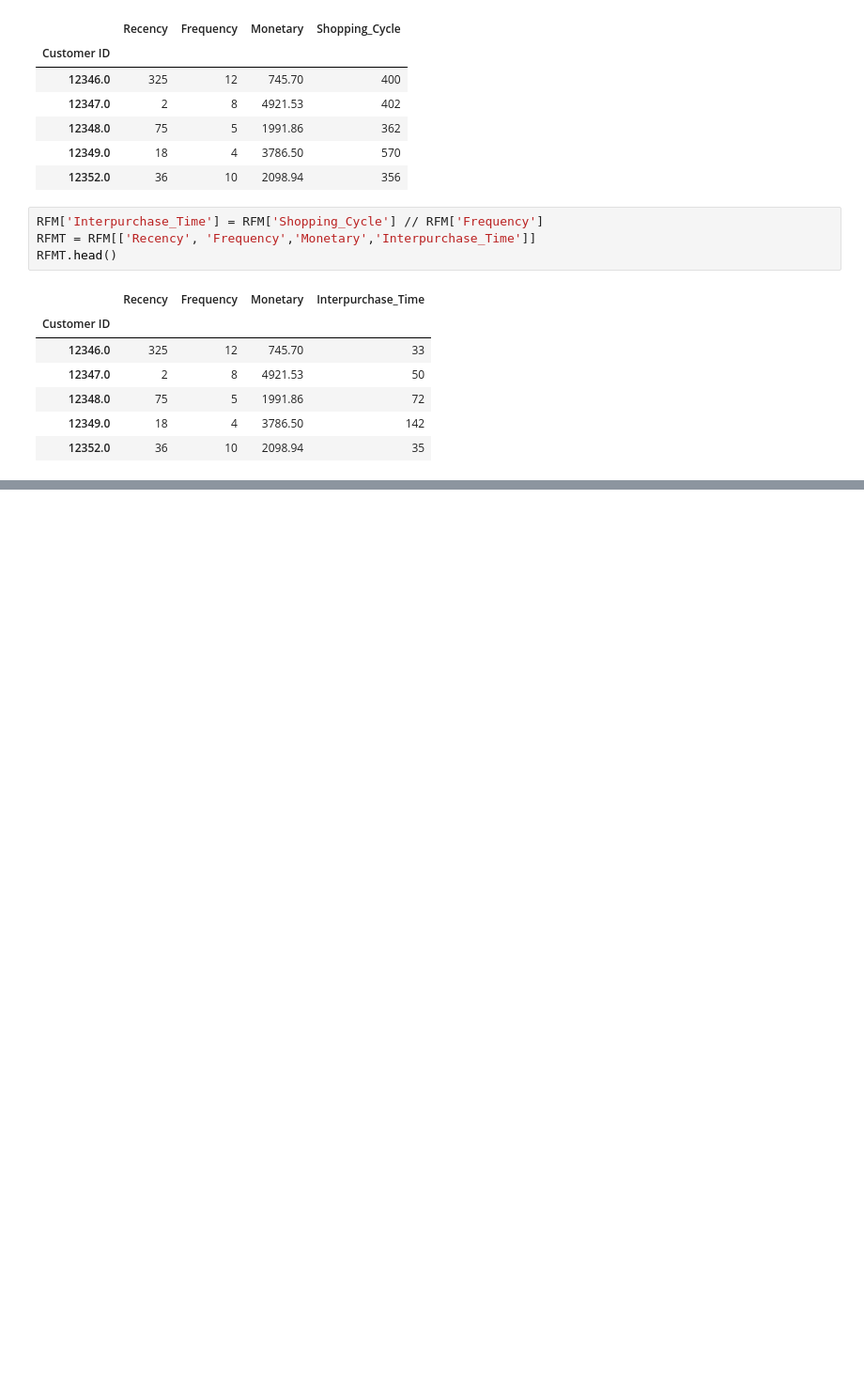
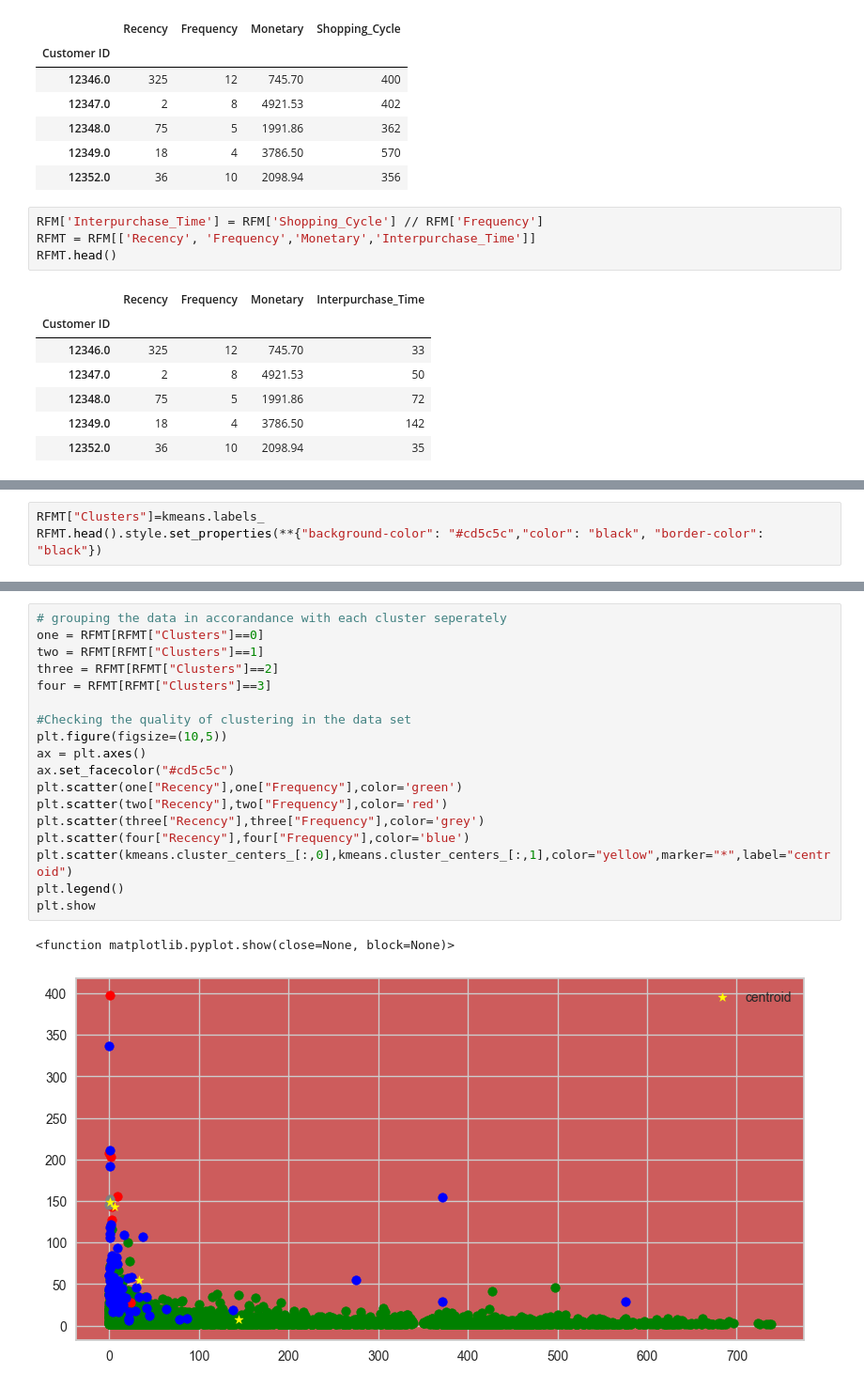
Before and after one commit to TKZues/CustomerSegmentationbyEnhancedRFM, a Jupyter notebook: notebook/online_retail_II.ipynb, the cells around one changed output, grey strips where cells are left out. Shown: that part at 94% size. Saved outputs shown, nothing was run; the diff lists cells and outputs as text; blank space fills up the shorter version.

```diff
--- a/notebook/online_retail_II.ipynb
+++ b/notebook/online_retail_II.ipynb
@@ -253,0 +274,3 @@ RFMT.head()
+# %%
+RFMT["Clusters"]=kmeans.labels_
+RFMT.head().style.set_properties(**{"background-color": "#cd5c5c","color": "black", "border-color": "black"})
@@ -253,0 +296,21 @@ RFMT.head()
+# %%
+# grouping the data in accorandance with each cluster seperately
+one = RFMT[RFMT["Clusters"]==0]
+two = RFMT[RFMT["Clusters"]==1]
+three = RFMT[RFMT["Clusters"]==2]
+four = RFMT[RFMT["Clusters"]==3]
+
+#Checking the quality of clustering in the data set
+plt.figure(figsize=(10,5))
+ax = plt.axes()
+ax.set_facecolor("#cd5c5c")
+plt.scatter(one["Recency"],one["Frequency"],color='green')
+plt.scatter(two["Recency"],two["Frequency"],color='red')
+plt.scatter(three["Recency"],three["Frequency"],color='grey')
+plt.scatter(four["Recency"],four["Frequency"],color='blue')
+plt.scatter(kmeans.cluster_centers_[:,0],kmeans.cluster_centers_[:,1],color="yellow",marker="*",label="centroid")
+plt.legend()
+plt.show
+# %% [output]
+<function matplotlib.pyplot.show(close=None, block=None)>
+[figure, added]
```
Also changed, not shown: parts of 8 cells of this notebook.
